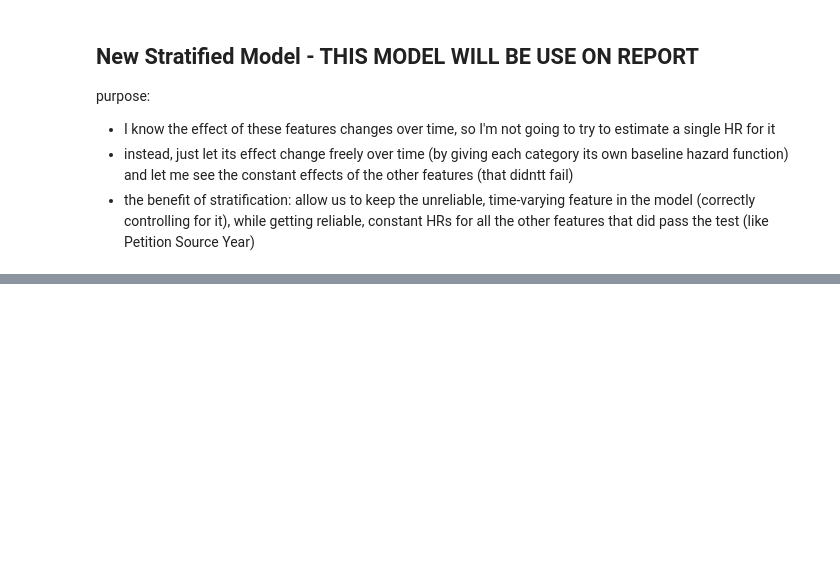
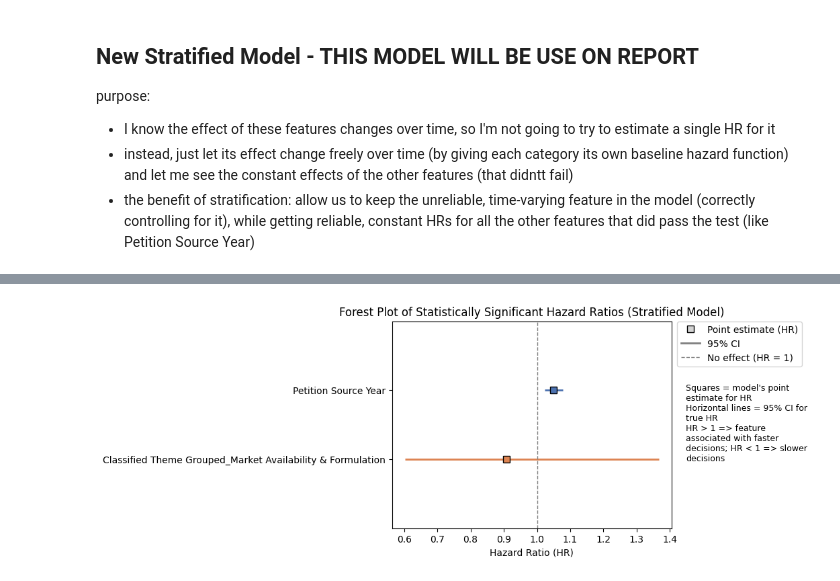
Before and after one commit to aanht/ucb-fda-citizen-project, a Jupyter notebook: all_years_eda_modeling/visuals_and_modeling.ipynb, the cells around one changed output, grey strips where cells are left out. Cells and saved outputs as stored; diff of their text form; code cells hidden in the pictures; blank space fills up the shorter version.

```diff
--- a/all_years_eda_modeling/visuals_and_modeling.ipynb
+++ b/all_years_eda_modeling/visuals_and_modeling.ipynb
@@ -863,3 +849,67 @@ HR = 0.582085 (< 1)
 
 Interpretation:
 * compared to the baseline group ("Unassigned" theme aka the average unclassifiable/ noise category), petitions that get other/specialty center appear to get decisions 0.6 times slower than the average unclassifiable/ noise category
+# %%
+# prepare summary values
+summary = cph_stratified.summary.copy()
+#features = summary.index.tolist()
+
+# lifelines stores coef and coef confidence bounds; exponentiate to get HR and HR CI
+coef = summary["coef"].values
+coef_lo = summary["coef lower 95%"].values
+coef_hi = summary["coef upper 95%"].values
+
+hr = np.exp(coef)
+hr_lo = np.exp(coef_lo)
+hr_hi = np.exp(coef_hi)
+
+# colors
+colors = sns.color_palette("deep", n_colors=len(significant_non_failing))
+
+# plot
+fig, ax = plt.subplots(figsize=(7, max(4, 0.4 * len(significant_non_failing))))
+y = np.arange(len(significant_non_failing))
+
+for i, feat in enumerate(significant_non_failing):
+    # horizontal CI line
+    ax.hlines(y=i, xmin=hr_lo[i], xmax=hr_hi[i], color=colors[i], linewidth=2)
+    # central square marker
+    ax.plot(hr[i], i, marker="s", color=colors[i], markersize=7, markeredgecolor="k", zorder=3)
+
+# vertical "no effect" line at HR = 1
+ax.axvline(1.0, color="grey", linestyle="--", linewidth=1)
+
+# aesthetics
+ax.set_yticks(y)
+ax.set_yticklabels(significant_non_failing)
+ax.set_xlabel("Hazard Ratio (HR)")
+ax.set_ylim(-1, len(significant_non_failing))
+ax.invert_yaxis()  # optional: match lifelines order
+#ax.set_xscale("log")  # optional: log scale often clearer for HRs
+plt.title("Forest Plot of Statistically Significant Hazard Ratios (Stratified Model)")
+
+# add legend
+from matplotlib.lines import Line2D
+
+# create legend handles (generic, not per-feature)
+legend_handles = [
+    Line2D([0], [0], marker='s', color='w', markerfacecolor='lightgray', markeredgecolor='k', markersize=7, label="Point estimate (HR)"),
+    Line2D([0], [0], color='gray', lw=2, label="95% CI"),
+    Line2D([0], [0], color='gray', lw=1, linestyle='--', label="No effect (HR = 1)")
+]
+
+# make room on the right for legend / caption
+fig.subplots_adjust(right=0.72)
+
+# place legend to the right
+ax.legend(handles=legend_handles, loc='upper left', bbox_to_anchor=(1.02, 1), borderaxespad=0)
+
+# caption / explanatory key (adjust position if it overlaps)
+caption = ("Squares = model's point estimate for HR \n"
+           "Horizontal lines = 95% CI for true HR\n"
+           "HR > 1 => feature associated with faster decisions; HR < 1 => slower decisions")
+fig.text(0.75, 0.5, caption, fontsize=9, va='center', ha='left', wrap=True)
+
+plt.show()
+# %% [output]
+[figure, added]
```
Also changed, not shown: parts of 8 cells of this notebook.
